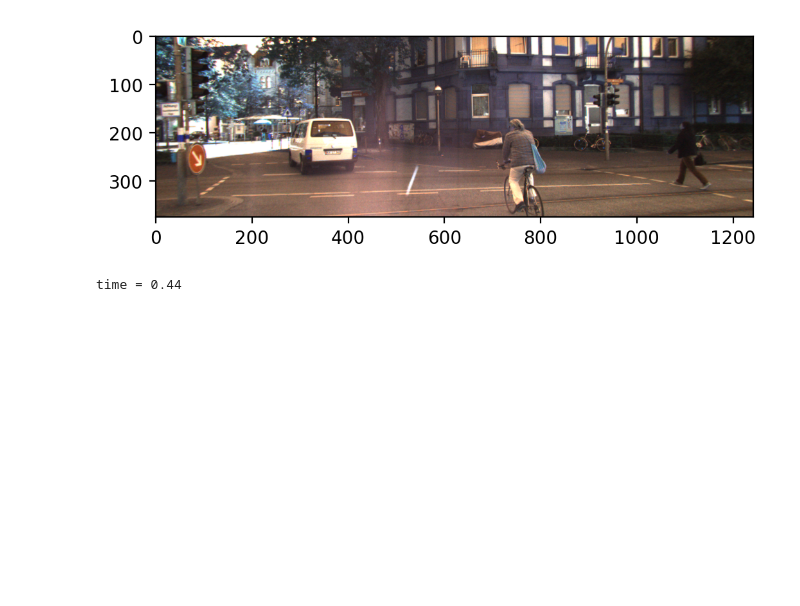
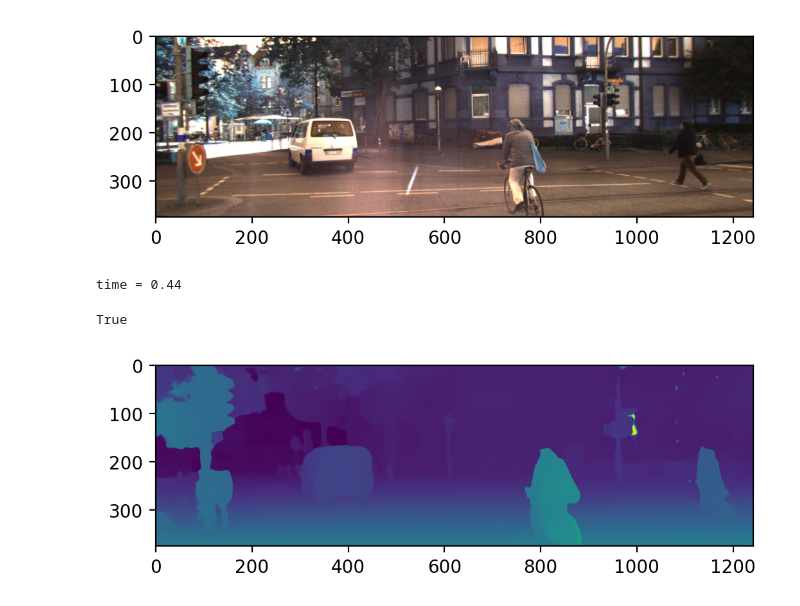
Before and after one commit to qureshinomaan/Generate-Occupancy-Maps, a Jupyter notebook: Generate_Occupancy_Grid.ipynb, the cells around one changed output. Cells and saved outputs as stored; diff of their text form; code cells hidden in the pictures; blank space fills up the shorter version.

```diff
--- a/Generate_Occupancy_Grid.ipynb
+++ b/Generate_Occupancy_Grid.ipynb
@@ -47,10 +46,14 @@ plt.imshow(right)
 # %% [output]
 <matplotlib.image.AxesImage at 0x...>
 [figure]
-# %%
-
-img = generate_disparity('outputs/instance_segmentation/IS_left.jpg', 'outputs/instance_segmentation/IS_right.jpg', False)
-# %% [output]
-time = 0.44
+# %%
+
+img = generate_disparity('inputs/left.png', 'inputs/right.png', False)
+plt.imshow(img)
+cv2.imwrite('disparity.png', img)
+# %% [output]
+time = 0.44
+True
+[figure, added]
 # %%
 im = cv2.imread('./inputs/left.png')
```
Also changed, not shown: parts of 2 cells of this notebook, 1 other file.
